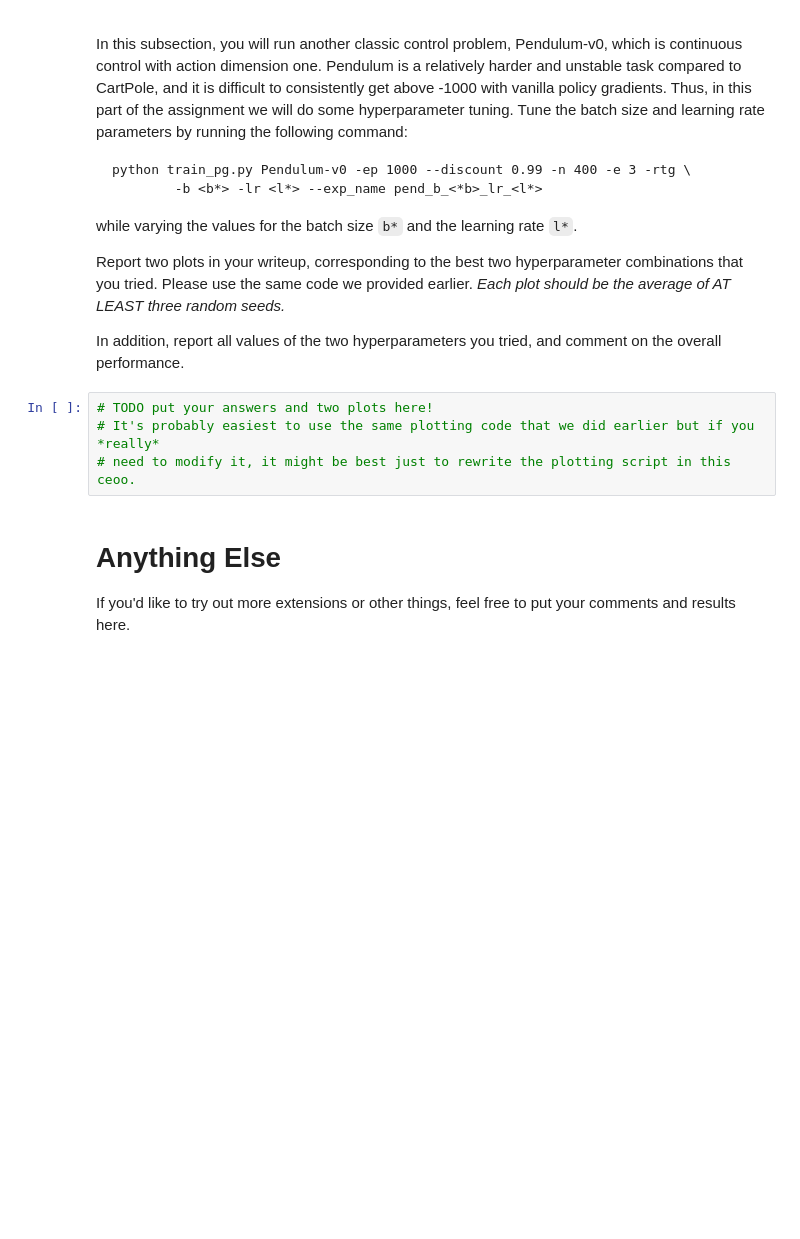
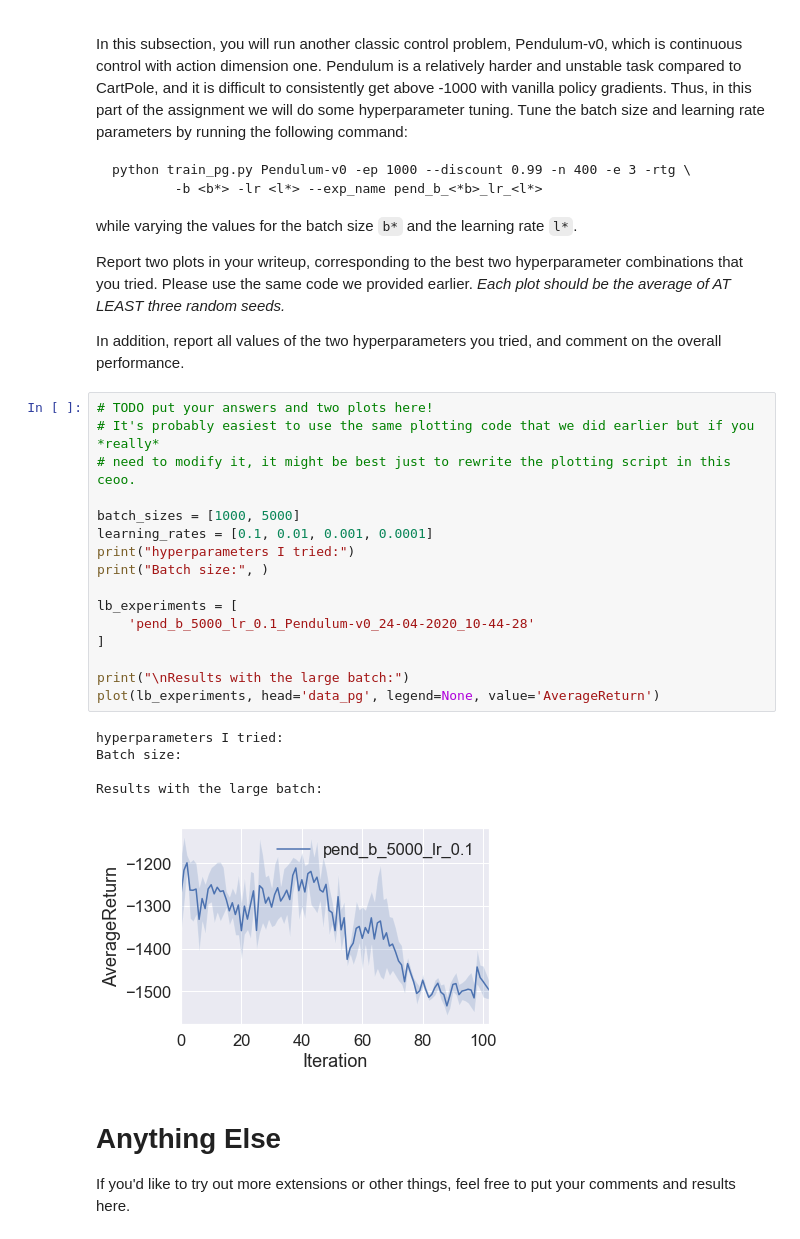
Before and after one commit to Kei3287/cs182_deep_learning, a Jupyter notebook: hw/assignment4/Part01_Policy-Gradients.ipynb, the cells around one changed output. Saved outputs shown, nothing was run; the diff lists cells and outputs as text; blank space fills up the shorter version.

```diff
--- a/hw/assignment4/Part01_Policy-Gradients.ipynb
+++ b/hw/assignment4/Part01_Policy-Gradients.ipynb
@@ -365,7 +369,25 @@ on the overall performance.
 # %%
 # TODO put your answers and two plots here!
 # It's probably easiest to use the same plotting code that we did earlier but if you *really*
 # need to modify it, it might be best just to rewrite the plotting script in this ceoo.
+
+batch_sizes = [1000, 5000]
+learning_rates = [0.1, 0.01, 0.001, 0.0001]
+print("hyperparameters I tried:")
+print("Batch size:", )
+
+lb_experiments = [
+    'pend_b_5000_lr_0.1_Pendulum-v0_24-04-2020_10-44-28'
+]
+
+print("\nResults with the large batch:")
+plot(lb_experiments, head='data_pg', legend=None, value='AverageReturn')
+# %% [output]
+hyperparameters I tried:
+Batch size:
+
+Results with the large batch:
+[figure, added]
 # %% [markdown]
 # Anything Else
 
```
Also changed, not shown: parts of 2 cells of this notebook, 1 other file.
